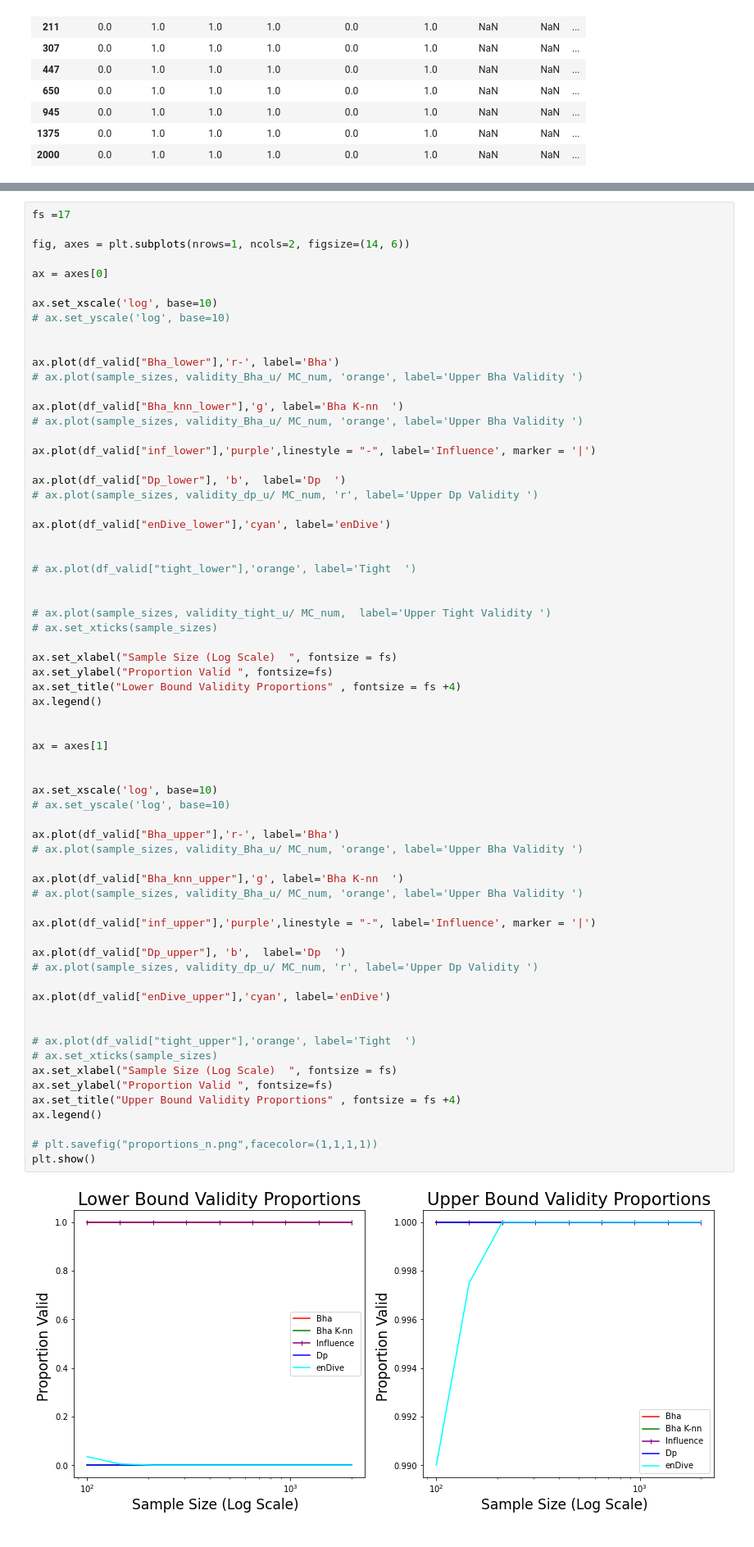
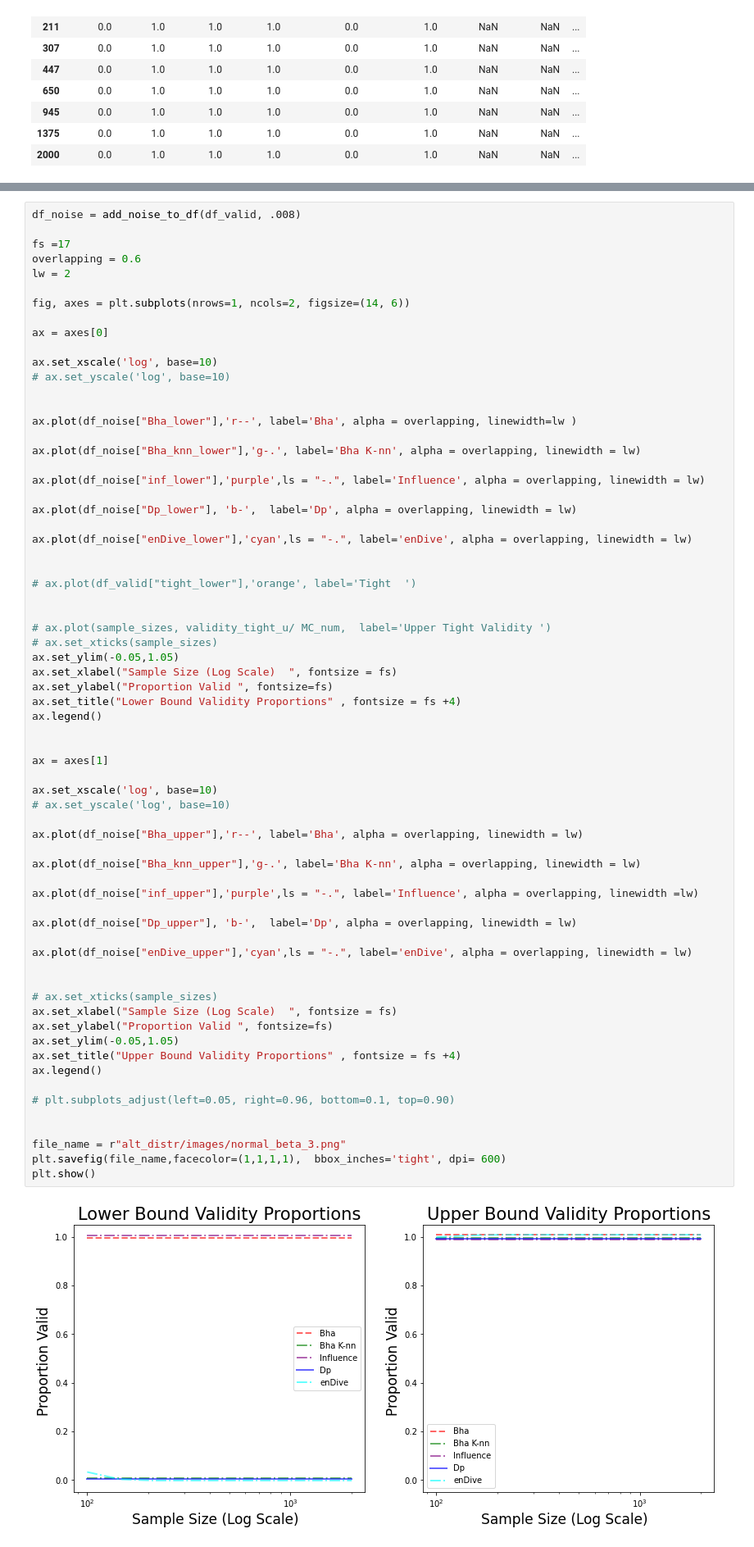
Before and after one commit to rj-may/BER_Bounds_Eval, a Jupyter notebook: alt_distr/normal_beta.ipynb, the cells around one changed output, grey strips where cells are left out. Shown at 82% size. Saved outputs shown, nothing was run; the diff lists cells and outputs as text.

```diff
--- a/alt_distr/normal_beta.ipynb
+++ b/alt_distr/normal_beta.ipynb
@@ -396,5 +432,9 @@ df_valid
 # %%
+df_noise = add_noise_to_df(df_valid, .008)
+
 fs =17
+overlapping = 0.6
+lw = 2
 
 fig, axes = plt.subplots(nrows=1, ncols=2, figsize=(14, 6))
 
@@ -404,60 +444,57 @@ ax.set_xscale('log', base=10)
 # ax.set_yscale('log', base=10)
 
 
-ax.plot(df_valid["Bha_lower"],'r-', label='Bha')
-# ax.plot(sample_sizes, validity_Bha_u/ MC_num, 'orange', label='Upper Bha Validity ')
+ax.plot(df_noise["Bha_lower"],'r--', label='Bha', alpha = overlapping, linewidth=lw )
 
-ax.plot(df_valid["Bha_knn_lower"],'g', label='Bha K-nn  ')
-# ax.plot(sample_sizes, validity_Bha_u/ MC_num, 'orange', label='Upper Bha Validity ')
+ax.plot(df_noise["Bha_knn_lower"],'g-.', label='Bha K-nn', alpha = overlapping, linewidth = lw)
 
-ax.plot(df_valid["inf_lower"],'purple',linestyle = "-", label='Influence', marker = '|')
+ax.plot(df_noise["inf_lower"],'purple',ls = "-.", label='Influence', alpha = overlapping, linewidth = lw)
 
-ax.plot(df_valid["Dp_lower"], 'b',  label='Dp  ')
-# ax.plot(sample_sizes, validity_dp_u/ MC_num, 'r', label='Upper Dp Validity ')
+ax.plot(df_noise["Dp_lower"], 'b-',  label='Dp', alpha = overlapping, linewidth = lw)
 
-ax.plot(df_valid["enDive_lower"],'cyan', label='enDive')
+ax.plot(df_noise["enDive_lower"],'cyan',ls = "-.", label='enDive', alpha = overlapping, linewidth = lw)
 
 
 # ax.plot(df_valid["tight_lower"],'orange', label='Tight  ')
 
 
 # ax.plot(sample_sizes, validity_tight_u/ MC_num,  label='Upper Tight Validity ')
 # ax.set_xticks(sample_sizes)
-
+ax.set_ylim(-0.05,1.05)
 ax.set_xlabel("Sample Size (Log Scale)  ", fontsize = fs)
 ax.set_ylabel("Proportion Valid ", fontsize=fs)
 ax.set_title("Lower Bound Validity Proportions" , fontsize = fs +4)
 ax.legend()
 
 
 ax = axes[1]
 
-
 ax.set_xscale('log', base=10)
 # ax.set_yscale('log', base=10)
 
-ax.plot(df_valid["Bha_upper"],'r-', label='Bha')
-# ax.plot(sample_sizes, validity_Bha_u/ MC_num, 'orange', label='Upper Bha Validity ')
+ax.plot(df_noise["Bha_upper"],'r--', label='Bha', alpha = overlapping, linewidth = lw)
 
-ax.plot(df_valid["Bha_knn_upper"],'g', label='Bha K-nn  ')
-# ax.plot(sample_sizes, validity_Bha_u/ MC_num, 'orange', label='Upper Bha Validity ')
+ax.plot(df_noise["Bha_knn_upper"],'g-.', label='Bha K-nn', alpha = overlapping, linewidth = lw)
 
-ax.plot(df_valid["inf_upper"],'purple',linestyle = "-", label='Influence', marker = '|')
+ax.plot(df_noise["inf_upper"],'purple',ls = "-.", label='Influence', alpha = overlapping, linewidth =lw)
 
-ax.plot(df_valid["Dp_upper"], 'b',  label='Dp  ')
-# ax.plot(sample_sizes, validity_dp_u/ MC_num, 'r', label='Upper Dp Validity ')
+ax.plot(df_noise["Dp_upper"], 'b-',  label='Dp', alpha = overlapping, linewidth = lw)
 
-ax.plot(df_valid["enDive_upper"],'cyan', label='enDive')
+ax.plot(df_noise["enDive_upper"],'cyan',ls = "-.", label='enDive', alpha = overlapping, linewidth = lw)
 
 
-# ax.plot(df_valid["tight_upper"],'orange', label='Tight  ')
 # ax.set_xticks(sample_sizes)
 ax.set_xlabel("Sample Size (Log Scale)  ", fontsize = fs)
 ax.set_ylabel("Proportion Valid ", fontsize=fs)
+ax.set_ylim(-0.05,1.05)
 ax.set_title("Upper Bound Validity Proportions" , fontsize = fs +4)
 ax.legend()
 
-# plt.savefig("proportions_n.png",facecolor=(1,1,1,1))
+# plt.subplots_adjust(left=0.05, right=0.96, bottom=0.1, top=0.90)
+
+
+file_name = r"alt_distr/images/normal_beta_3.png"
+plt.savefig(file_name,facecolor=(1,1,1,1),  bbox_inches='tight', dpi= 600)
 plt.show()
 # %% [output]
-[figure, old version]
+[figure, new version]
```
Also changed, not shown: parts of 4 cells of this notebook, 3 other files.
